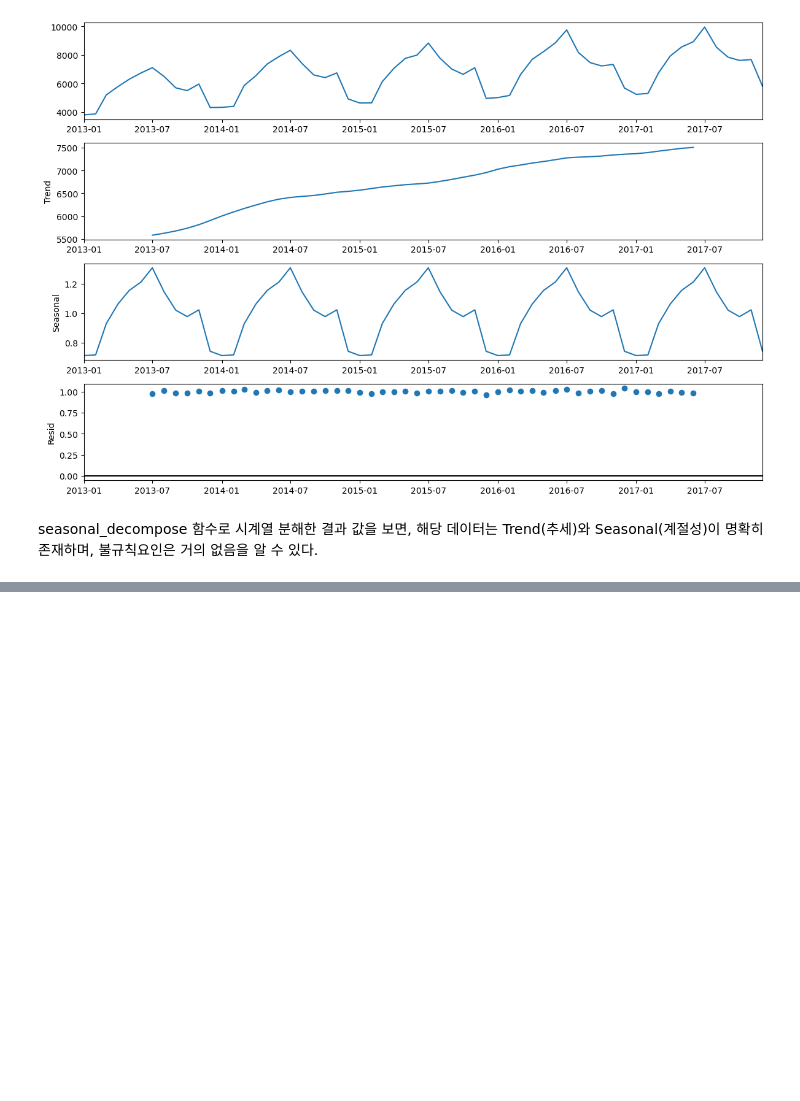
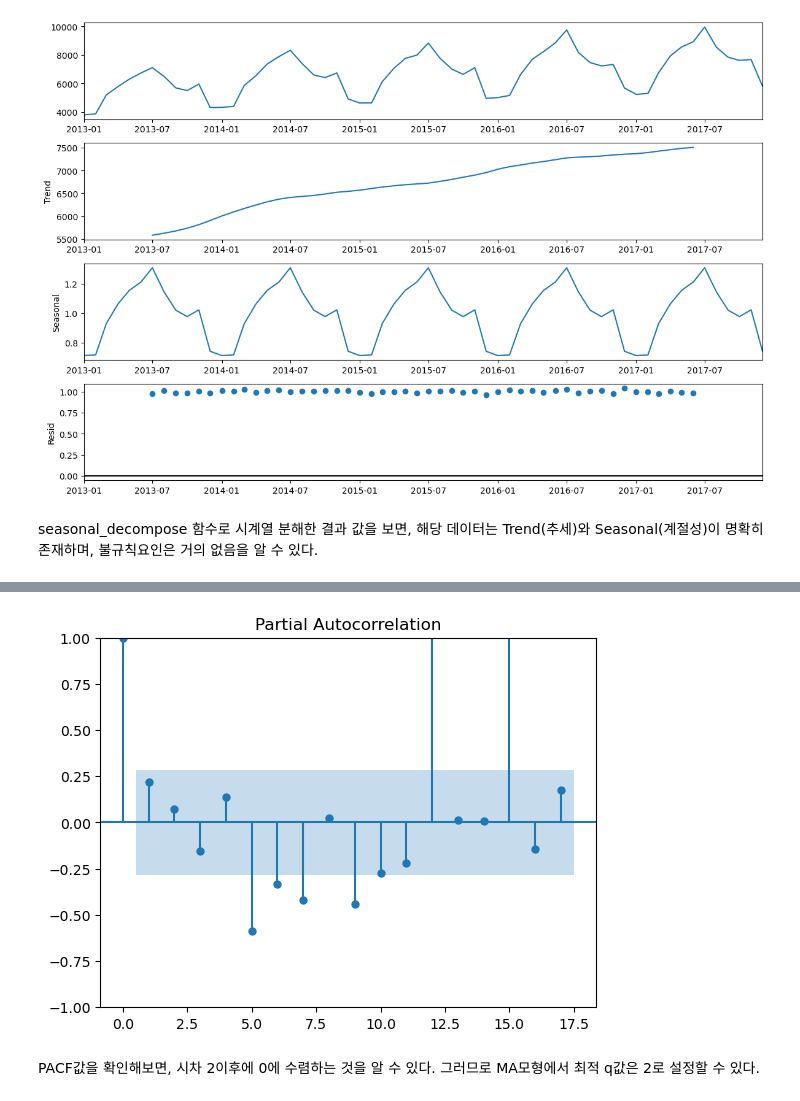
Before and after one commit to AhyunHeo/ADP, a Jupyter notebook: 7-7) TimeSeries Analysis.ipynb, the cells around one changed output, grey strips where cells are left out. Drawn from its saved outputs; the diff is of its cells as text; code cells hidden in the pictures; blank space fills up the shorter version.

```diff
--- a/7-7) TimeSeries Analysis.ipynb
+++ b/7-7) TimeSeries Analysis.ipynb
@@ -94,0 +179,7 @@ print('p-value : {}'.format(adf[1]))
+# %%
+plot_pacf(diff_data) #MA(q)의 값 확인 가능
+plt.show()
+# %% [output]
+[figure, added]
+# %% [markdown]
+PACF값을 확인해보면, 시차 2이후에 0에 수렴하는 것을 알 수 있다. 그러므로 MA모형에서 최적 q값은 2로 설정할 수 있다.
```
Also changed, not shown: parts of 37 cells of this notebook, 1 other file.
